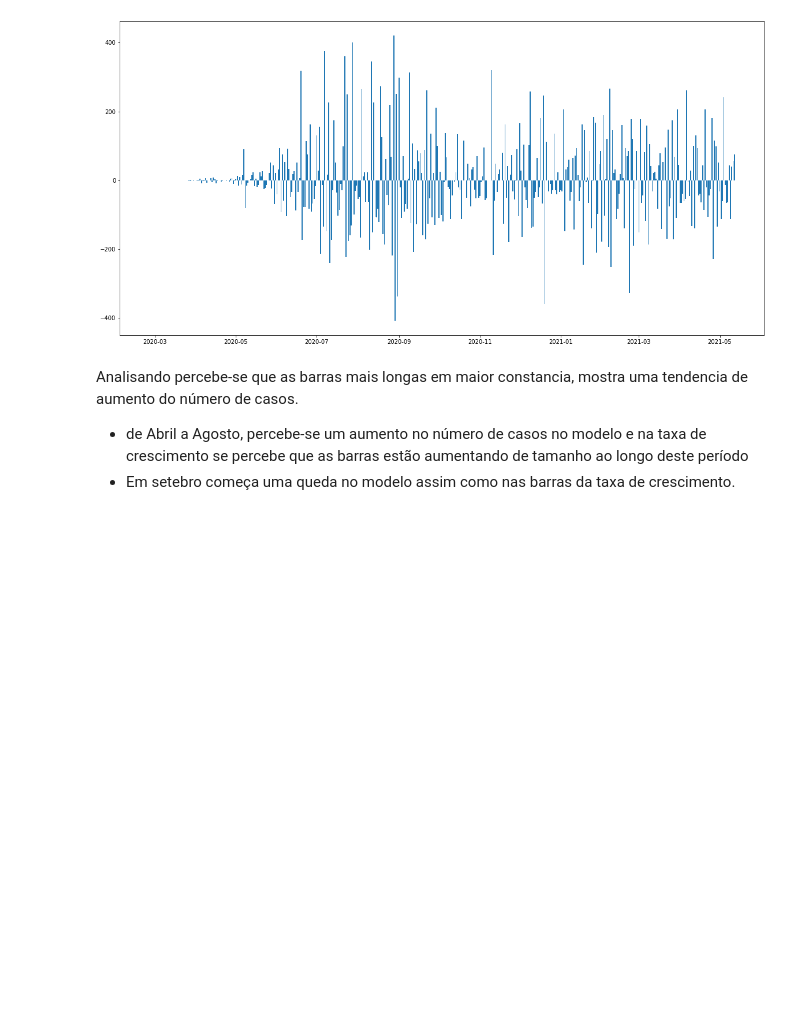
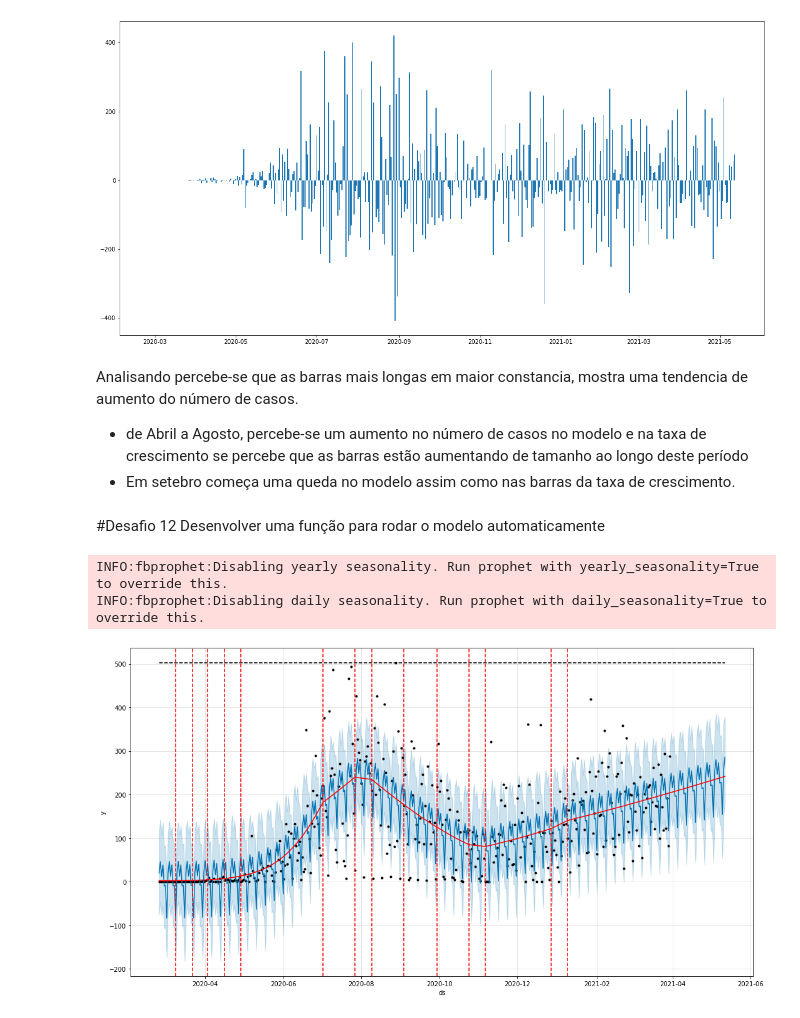
Before and after one commit to laugustovieira/prophet_covid, a Jupyter notebook: desafio_modulo03_aula03.ipynb, the cells around one changed output. Cells and saved outputs as stored; diff of their text form; code cells hidden in the pictures; blank space fills up the shorter version.

Commit message:
Desafio12

```diff
--- a/desafio_modulo03_aula03.ipynb
+++ b/desafio_modulo03_aula03.ipynb
@@ -76,3 +76,26 @@ plt.bar(dados_rp['datahora'], dados_rp['taxa_de_crescimento_casos'])
 Analisando percebe-se que as barras mais longas em maior constancia, mostra uma tendencia de aumento do número de casos.<br>
   - de Abril a Agosto, percebe-se um aumento no número de casos no modelo e na taxa de crescimento se percebe que as barras estão aumentando de tamanho ao longo deste período <br>
   - Em setebro começa uma queda no modelo assim como nas barras da taxa de crescimento.
+# %% [markdown]
+#Desafio 12 Desenvolver uma função para rodar o modelo automaticamente
+# %%
+def rodar_modelo(dados:pd.DataFrame, periodo:int, changepoints:int, escala:float, range_chagepoints:int, growth:str):
+  df=pd.DataFrame()
+  df['ds'] = dados['datahora'][:400]
+  df['y'] = dados['casos_novos'][:400]
+  df['cap'] = dados['casos_novos'].max()
+  modelo = Prophet( growth=growth,changepoints = None,n_changepoints = changepoints,
+                    changepoint_prior_scale = escala, changepoint_range = range_chagepoints)
+  modelo.fit(df)
+  dataFramefuturo = modelo.make_future_dataframe(periods = periodo)
+  dataFramefuturo['cap'] = dados_rp['casos_novos'].max()
+  previsao = modelo.predict(dataFramefuturo)
+
+  fig = modelo.plot(previsao,figsize=(15,8))
+  a=add_changepoints_to_plot(fig.gca(),modelo, previsao)
+# %%
+rodar_modelo(dados=dados_rp, periodo=43, changepoints=25, escala=10.0, range_chagepoints= 0.8, growth='logistic')
+# %% [output]
+INFO:fbprophet:Disabling yearly seasonality. Run prophet with yearly_seasonality=True to override this.
+INFO:fbprophet:Disabling daily seasonality. Run prophet with daily_seasonality=True to override this.
+[figure, added]
```
